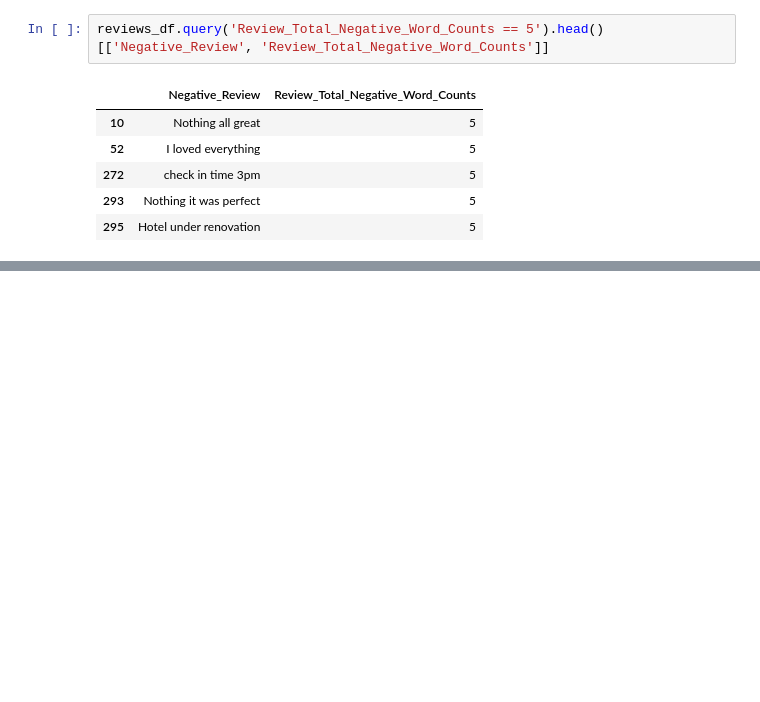
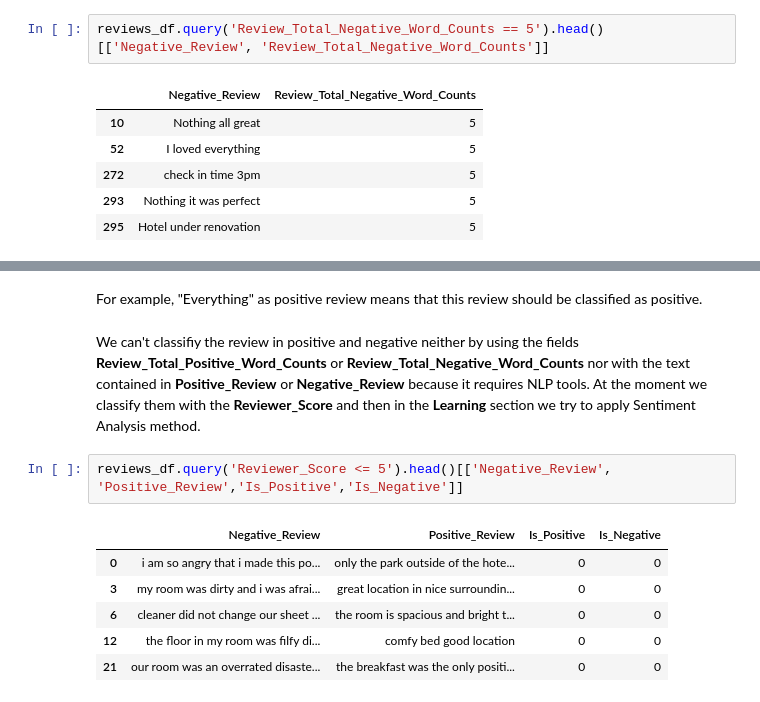
Before and after one commit to LuigiCerone/Hotel-Reviews-Data-Analysis, a Jupyter notebook: Hotel_Reviews_Copia_Lavoro_Giggi.ipynb, the cells around one changed output, grey strips where cells are left out. Drawn from its saved outputs; the diff is of its cells as text; blank space fills up the shorter version.

```diff
--- a/Hotel_Reviews_Copia_Lavoro_Giggi.ipynb
+++ b/Hotel_Reviews_Copia_Lavoro_Giggi.ipynb
@@ -684,0 +654,13 @@ reviews_df
+# %% [markdown]
+For example, "Everything" as positive review means that this review should be classified as positive.
+# %% [markdown]
+We can't classifiy the review in positive and negative neither by using the fields **Review_Total_Positive_Word_Counts** or **Review_Total_Negative_Word_Counts** nor with the text contained in **Positive_Review** or **Negative_Review** because it requires NLP tools. At the moment we classify them with the **Reviewer_Score** and then in the **Learning** section we try to apply Sentiment Analysis method.
+# %%
+reviews_df.query('Reviewer_Score <= 5').head()[['Negative_Review', 'Positive_Review','Is_Positive','Is_Negative']]
+# %% [output]
+|  | Negative_Review | Positive_Review | Is_Positive | Is_Negative |
+| 0 | i am so angry that i made this po... | only the park outside of the hote... | 0 | 0 |
+| 3 | my room was dirty and i was afrai... | great location in nice surroundin... | 0 | 0 |
+| 6 | cleaner did not change our sheet ... | the room is spacious and bright t... | 0 | 0 |
+| 12 | the floor in my room was filfy di... | comfy bed good location | 0 | 0 |
+| 21 | our room was an overrated disaste... | the breakfast was the only positi... | 0 | 0 |
```
Also changed, not shown: parts of 27 cells of this notebook.
